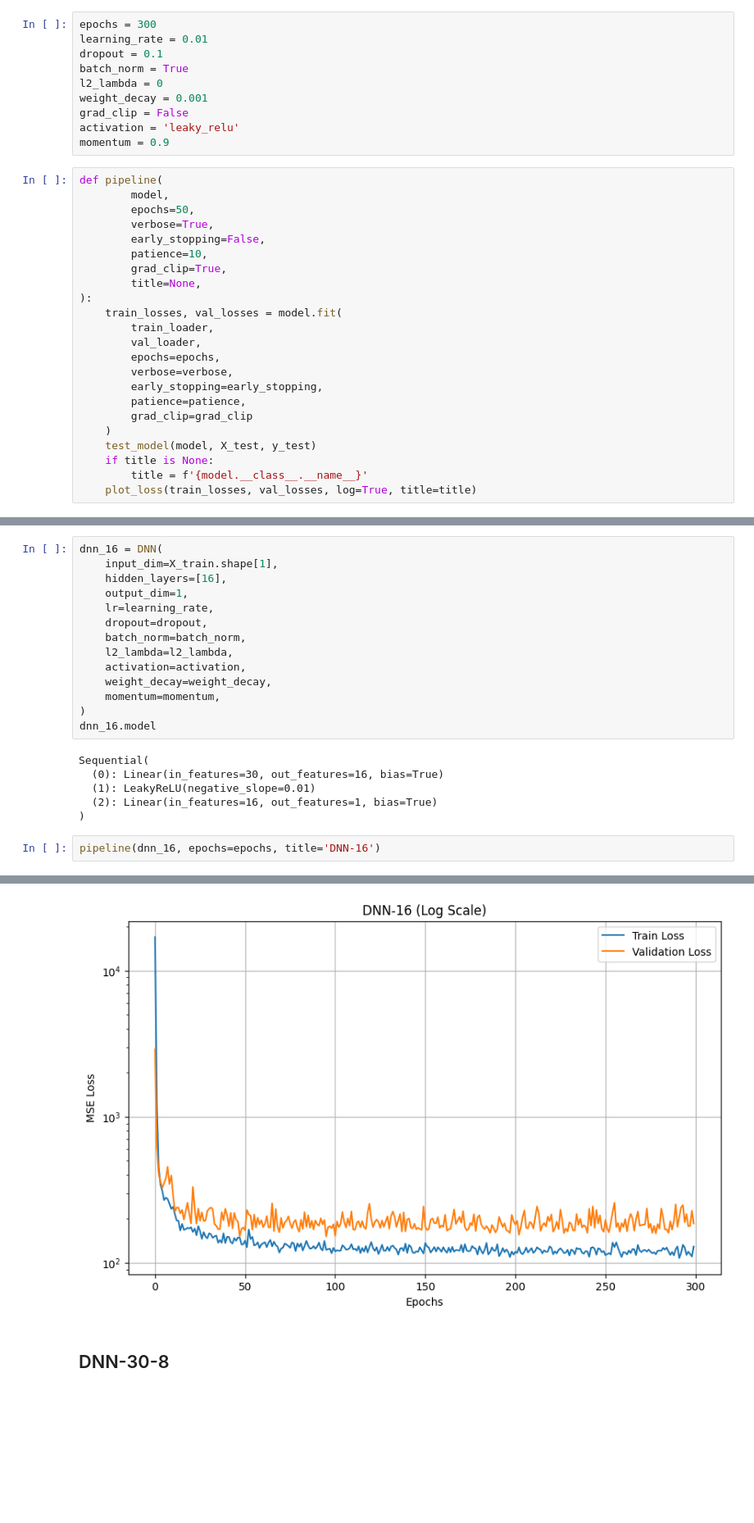
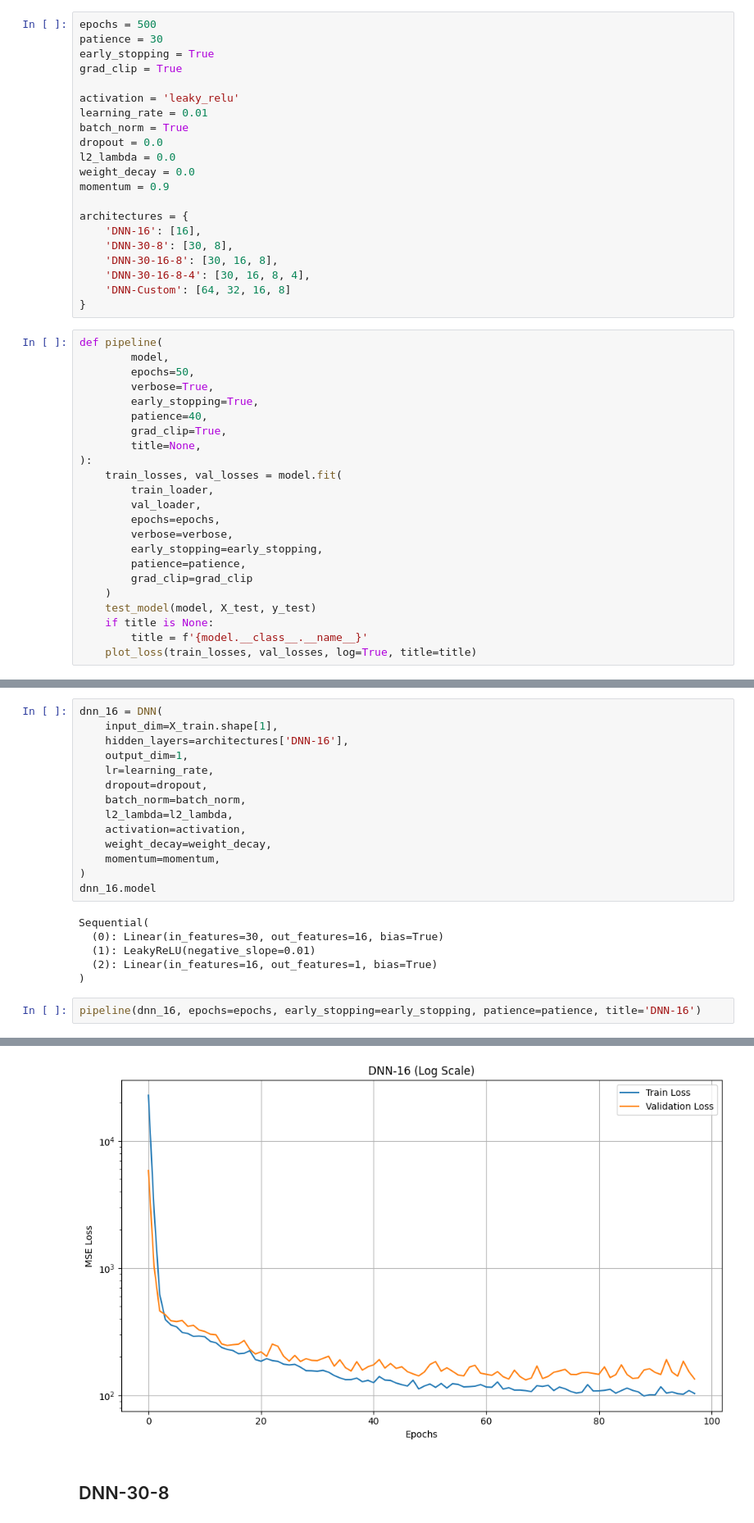
Before and after one commit to toan-ly/CS-5137-Deep-Learning, a Jupyter notebook: homework1/src/run_dnn.ipynb, the cells around one changed output, grey strips where cells are left out. Shown: that part at 82% size. Cells and saved outputs as stored; diff of their text form; blank space fills up the shorter version.

```diff
--- a/homework1/src/run_dnn.ipynb
+++ b/homework1/src/run_dnn.ipynb
@@ -39,22 +39,33 @@ val_loader = DataLoader(val_dataset, batch_size=batch_size, shuffle=False)
 # %% [markdown]
 #### Hyperparameters
 # %%
-epochs = 300
+epochs = 500
+patience = 30
+early_stopping = True
+grad_clip = True
+
+activation = 'leaky_relu'
 learning_rate = 0.01
-dropout = 0.1
 batch_norm = True
-l2_lambda = 0
-weight_decay = 0.001
-grad_clip = False
-activation = 'leaky_relu'
+dropout = 0.0
+l2_lambda = 0.0
+weight_decay = 0.0
 momentum = 0.9
+
+architectures = {
+    'DNN-16': [16],
+    'DNN-30-8': [30, 8],
+    'DNN-30-16-8': [30, 16, 8],
+    'DNN-30-16-8-4': [30, 16, 8, 4],
+    'DNN-Custom': [64, 32, 16, 8]
+}
 # %%
 def pipeline(
         model,
         epochs=50,
         verbose=True,
-        early_stopping=False,
-        patience=10,
+        early_stopping=True,
+        patience=40,
         grad_clip=True,
         title=None,
 ):
@@ -88,7 +99,7 @@ R^2 Score: 0.7751
 # %%
 dnn_16 = DNN(
     input_dim=X_train.shape[1],
-    hidden_layers=[16],
+    hidden_layers=architectures['DNN-16'],
     output_dim=1,
     lr=learning_rate,
     dropout=dropout,
@@ -106,5 +117,5 @@ Sequential(
   (2): Linear(in_features=16, out_features=1, bias=True)
 )
 # %%
-pipeline(dnn_16, epochs=epochs, title='DNN-16')
+pipeline(dnn_16, epochs=epochs, early_stopping=early_stopping, patience=patience, title='DNN-16')
 # %% [output]
@@ -126,5 +129,5 @@ R^2 Score: 0.7901
 ========================================
-[figure, old version]
+[figure, new version]
 # %% [markdown]
 ## DNN-30-8
 # %%
```
Also changed, not shown: parts of 10 cells of this notebook, 9 other files.
